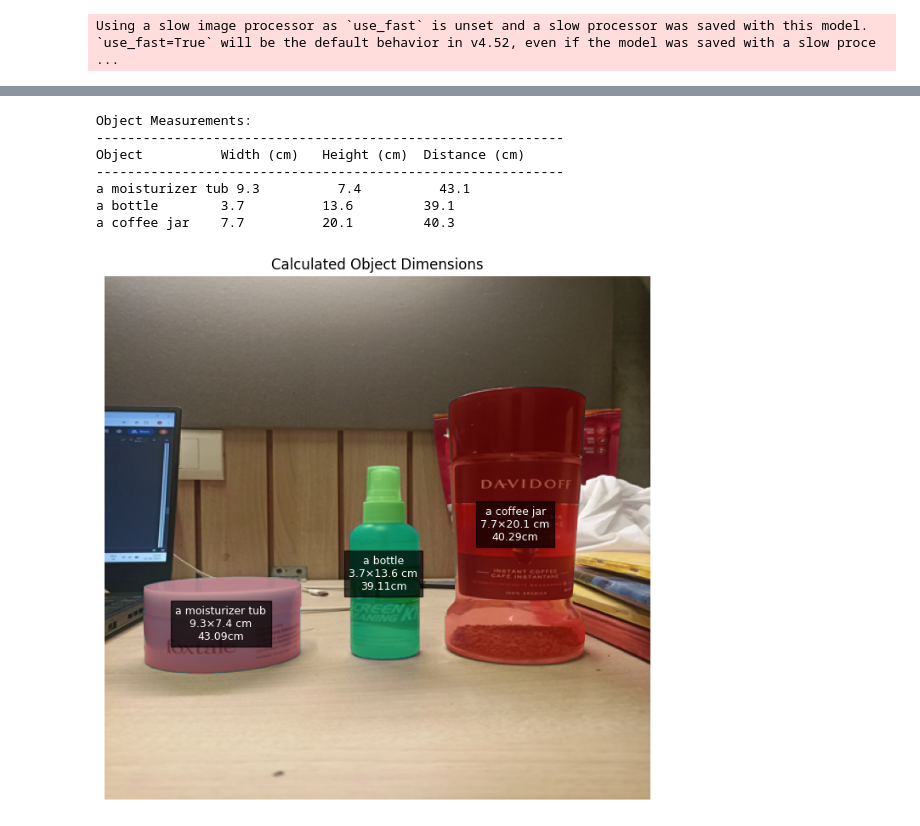
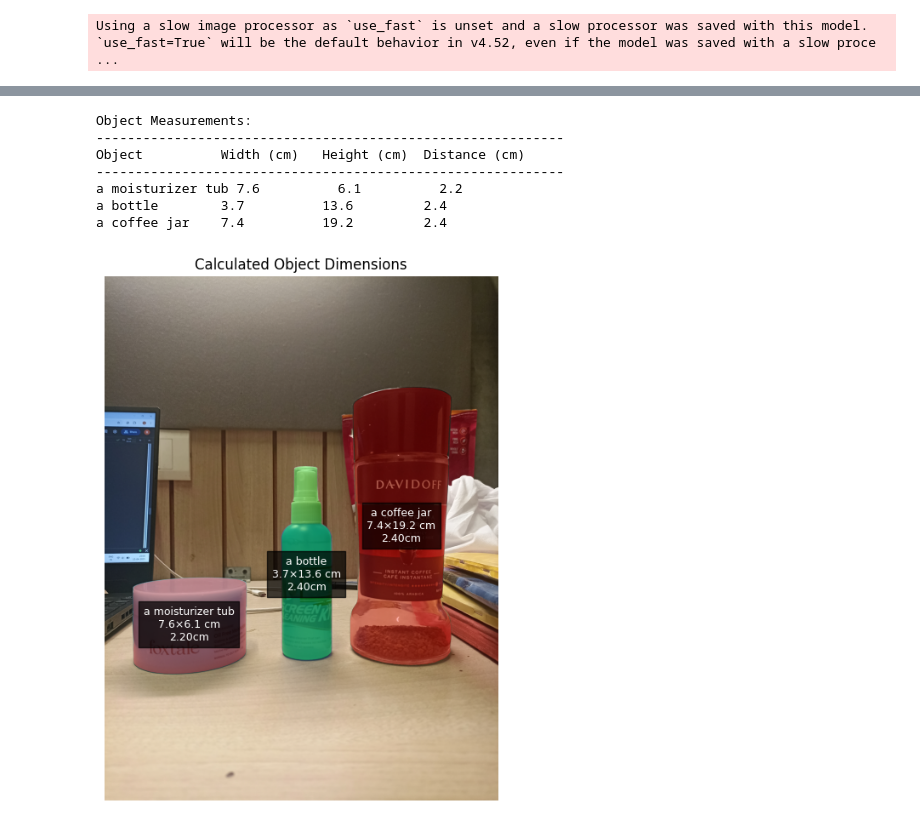
Before and after one commit to robinrb7/RealWorldSizing, a Jupyter notebook: Real_World_reference_obj.ipynb, the cells around one changed output, grey strips where cells are left out. Saved outputs shown, nothing was run; the diff lists cells and outputs as text; code cells hidden in the pictures.

```diff
--- a/Real_World_reference_obj.ipynb
+++ b/Real_World_reference_obj.ipynb
@@ -98,7 +98,6 @@ Using a slow image processor as `use_fast` is unset and a slow processor was sav
 image_path = "/content/ex9.jpg"
 image = Image.open(image_path).convert("RGB")
 
-image = image.resize((500, 480))
 
 # Display
 plt.figure(figsize=(8,6))
@@ -124,7 +123,7 @@ target_sizes = torch.tensor([image.size[::-1]]).to("cuda")  # (H, W)
 results = processor.post_process_grounded_object_detection(
     outputs,
     inputs.input_ids,
-    box_threshold=0.30,
+    box_threshold=0.25,
     text_threshold=0.45,
     target_sizes=target_sizes
 )
@@ -297,6 +297,8 @@ REFERENCE_LABEL = "a bottle"  # Adjust based on your detection labels
 ref_idx = labels.index(REFERENCE_LABEL)
 ref_mask = final_masks[ref_idx]
 ref_box = boxes[ref_idx]
+
+depth_map = 1.0 / (depth_map + 1e-8)
 
 # Known dimensions of the blue spray bottle (in centimeters)
 # Adjust these measurements to match your actual spray bottle
@@ -391,36 +393,36 @@ Object Measurements:
 ------------------------------------------------------------
 Object          Width (cm)   Height (cm)  Distance (cm)
 ------------------------------------------------------------
-a moisturizer tub 9.3          7.4          43.1
-a bottle        3.7          13.6         39.1
-a coffee jar    7.7          20.1         40.3
+a moisturizer tub 7.6          6.1          2.2
+a bottle        3.7          13.6         2.4
+a coffee jar    7.4          19.2         2.4
 # %%
 # Visualize all objects with their calculated dimensions
 plt.figure(figsize=(12, 8))
 plt.imshow(np.array(image))
 
 for i, (mask, result) in enumerate(zip(final_masks, results)):
     # Get object center
     y_obj, x_obj = np.where(mask)
     if len(y_obj) == 0 or len(x_obj) == 0:
         continue
 
     obj_center_y, obj_center_x = int(np.mean(y_obj)), int(np.mean(x_obj))
 
     # Color: green for reference, red for others
     color = 'lime' if result['object'] == REFERENCE_LABEL else 'red'
 
     # Display mask
     plt.imshow(np.ma.masked_where(~mask, mask), alpha=0.3, cmap=plt.cm.colors.ListedColormap([color]))
 
     # Add dimension text
     plt.text(obj_center_x, obj_center_y,
-             f"{result['object']}\n{result['width_cm']}×{result['height_cm']} cm\n{result['distance_cm']/10:.2f}cm",
+             f"{result['object']}\n{result['width_cm']}×{result['height_cm']} cm\n{result['distance_cm']:.2f}cm",
              color='white', fontsize=9, ha='center', va='center',
              bbox=dict(facecolor='black', alpha=0.7))
 
 plt.title("Calculated Object Dimensions")
 plt.axis('off')
 plt.show()
 # %% [output]
-[figure, old version]
+[figure, new version]
```
Also changed, not shown: parts of 9 cells of this notebook.
